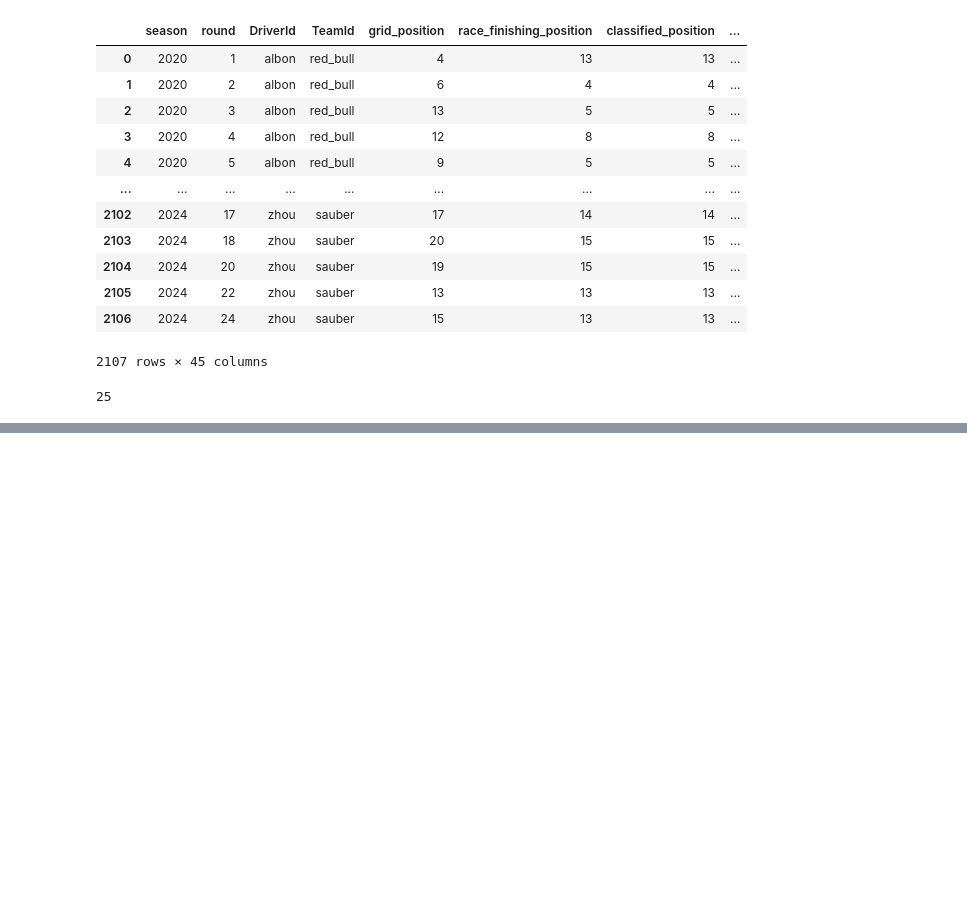
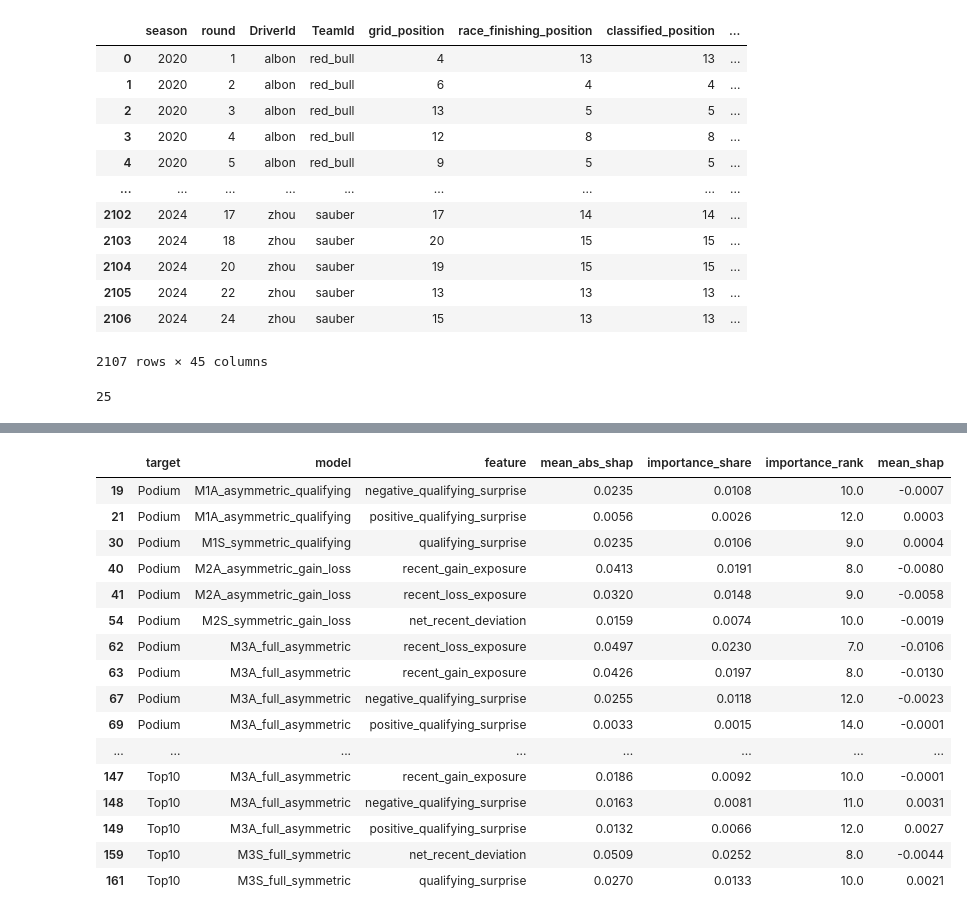
Before and after one commit to felipevalencla/ML-formula-one-expectation-relative-asymmetry, a Jupyter notebook: F1_experiments.ipynb, the cells around one changed output, grey strips where cells are left out. Drawn from its saved outputs; the diff is of its cells as text; code cells hidden in the pictures; blank space fills up the shorter version.

```diff
--- a/F1_experiments.ipynb
+++ b/F1_experiments.ipynb
@@ -205,0 +2485,56 @@ M4_symmetric
+# %%
+# ------------------------------------------------------------
+# BEHAVIORAL SHAP FEATURES
+# ------------------------------------------------------------
+
+behavioral_features = [
+    "qualifying_surprise",
+    "positive_qualifying_surprise",
+    "negative_qualifying_surprise",
+    "net_recent_deviation",
+    "recent_gain_exposure",
+    "recent_loss_exposure"
+]
+
+
+behavioral_shap = (
+    shap_importance_pooled[
+        shap_importance_pooled[
+            "feature"
+        ].isin(behavioral_features)
+    ]
+    .copy()
+)
+
+
+display(
+    behavioral_shap[
+        [
+            "target",
+            "model",
+            "feature",
+            "mean_abs_shap",
+            "importance_share",
+            "importance_rank",
+            "mean_shap"
+        ]
+    ].round(4)
+)
+# %% [output]
+|  | target | model | feature | mean_abs_shap | importance_share | importance_rank | mean_shap |
+| 19 | Podium | M1A_asymmetric_qualifying | negative_qualifying_surprise | 0.0235 | 0.0108 | 10.0 | -0.0007 |
+| 21 | Podium | M1A_asymmetric_qualifying | positive_qualifying_surprise | 0.0056 | 0.0026 | 12.0 | 0.0003 |
+| 30 | Podium | M1S_symmetric_qualifying | qualifying_surprise | 0.0235 | 0.0106 | 9.0 | 0.0004 |
+| 40 | Podium | M2A_asymmetric_gain_loss | recent_gain_exposure | 0.0413 | 0.0191 | 8.0 | -0.0080 |
+| 41 | Podium | M2A_asymmetric_gain_loss | recent_loss_exposure | 0.0320 | 0.0148 | 9.0 | -0.0058 |
+| 54 | Podium | M2S_symmetric_gain_loss | net_recent_deviation | 0.0159 | 0.0074 | 10.0 | -0.0019 |
+| 62 | Podium | M3A_full_asymmetric | recent_loss_exposure | 0.0497 | 0.0230 | 7.0 | -0.0106 |
+| 63 | Podium | M3A_full_asymmetric | recent_gain_exposure | 0.0426 | 0.0197 | 8.0 | -0.0130 |
+| 67 | Podium | M3A_full_asymmetric | negative_qualifying_surprise | 0.0255 | 0.0118 | 12.0 | -0.0023 |
+| 69 | Podium | M3A_full_asymmetric | positive_qualifying_surprise | 0.0033 | 0.0015 | 14.0 | -0.0001 |
+| ... | ... | ... | ... | ... | ... | ... | ... |
+| 147 | Top10 | M3A_full_asymmetric | recent_gain_exposure | 0.0186 | 0.0092 | 10.0 | -0.0001 |
+| 148 | Top10 | M3A_full_asymmetric | negative_qualifying_surprise | 0.0163 | 0.0081 | 11.0 | 0.0031 |
+| 149 | Top10 | M3A_full_asymmetric | positive_qualifying_surprise | 0.0132 | 0.0066 | 12.0 | 0.0027 |
+| 159 | Top10 | M3S_full_symmetric | net_recent_deviation | 0.0509 | 0.0252 | 8.0 | -0.0044 |
+| 161 | Top10 | M3S_full_symmetric | qualifying_surprise | 0.0270 | 0.0133 | 10.0 | 0.0021 |
```
Also changed, not shown: parts of 96 cells of this notebook, 17 other files.
